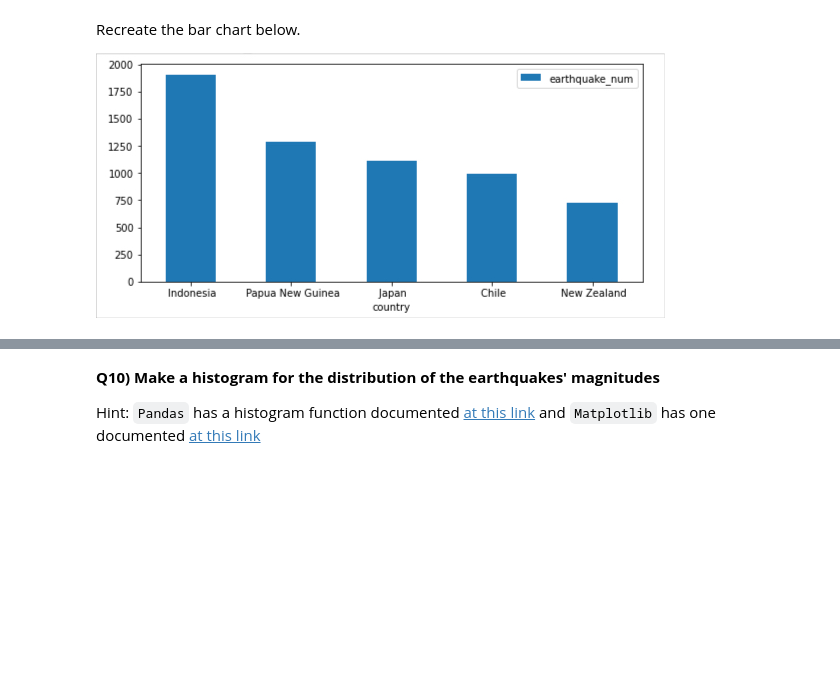
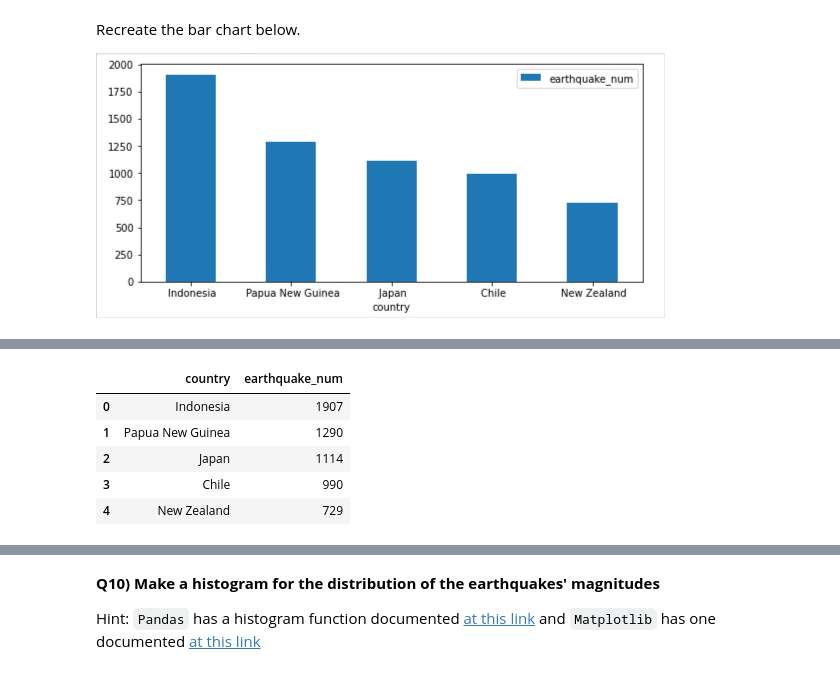
Before and after one commit to JoanneQuet/2023_Intro_Python, a Jupyter notebook: ML_EES/IP/W3_S1.ipynb, the cells around one changed output, grey strips where cells are left out. Drawn from its saved outputs; the diff is of its cells as text; code cells hidden in the pictures; blank space fills up the shorter version.

```diff
--- a/ML_EES/IP/W3_S1.ipynb
+++ b/ML_EES/IP/W3_S1.ipynb
@@ -264,10 +308,17 @@ Recreate the bar chart below.
 # %%
 # print the first 5 rows of num2
-num2.__[:_]
+num_2.iloc[:5]
 
 # convert what you just printed to a DataFrame with 2 columns: 'country' (text) and 'earthquake_num' (number)
 # Hint: separate the text and numbers and store them separately in lists
-top5_df = pd.DataFrame({'country':list(num2.__[__].__),'earthquake_num':list(num2.__[__]._____)})
+top5_df = pd.DataFrame({'country':list(num_2.iloc[:5].index),'earthquake_num':list(num_2.iloc[:5].values)})
 top5_df
+# %% [output]
+|  | country | earthquake_num |
+| 0 | Indonesia | 1907 |
+| 1 | Papua New Guinea | 1290 |
+| 2 | Japan | 1114 |
+| 3 | Chile | 990 |
+| 4 | New Zealand | 729 |
 # %%
 # Now plot the numbers in the top5_df dataset with bar chart.
```
Also changed, not shown: parts of 8 cells of this notebook.
